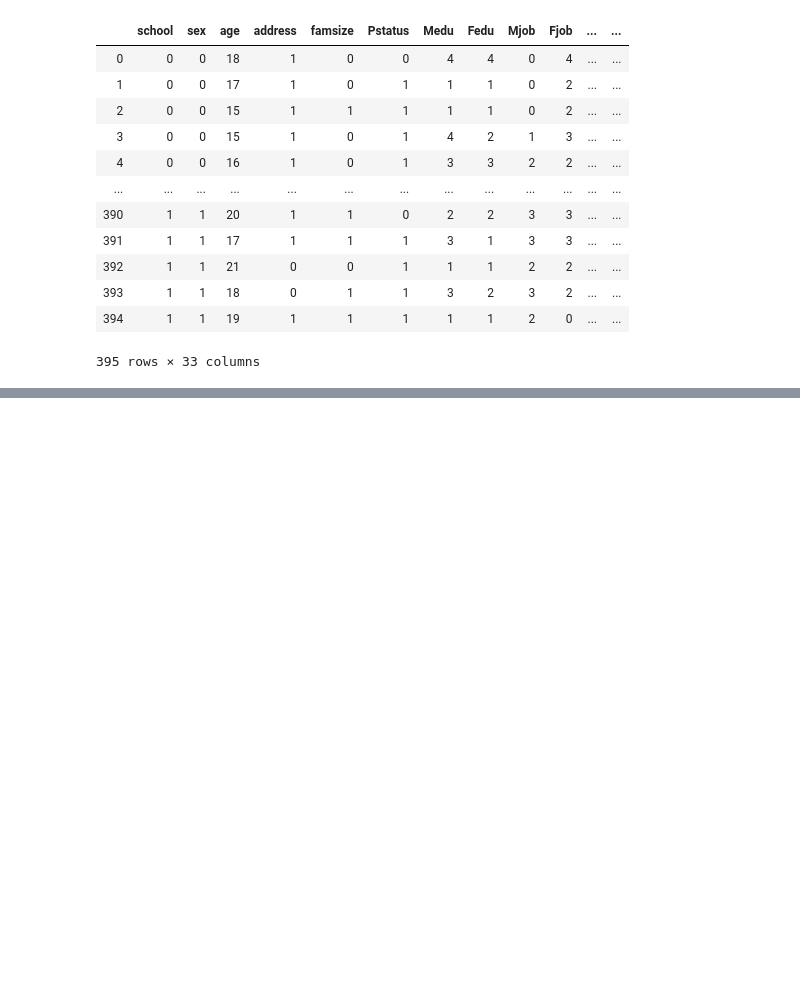
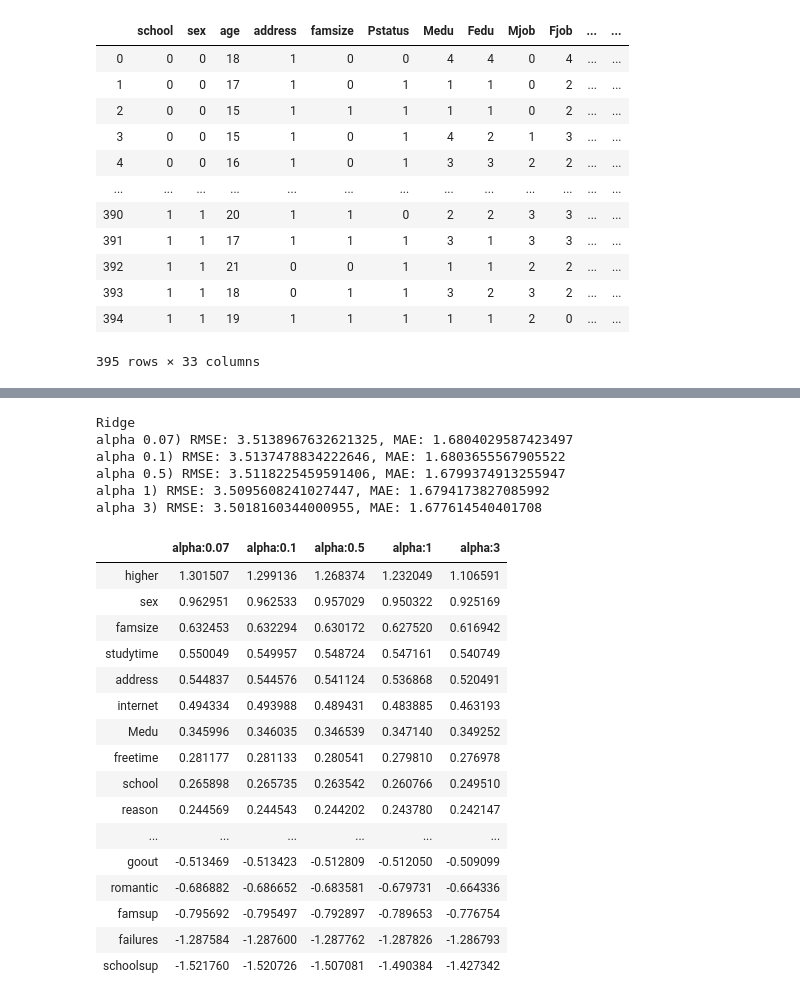
Before and after one commit to kangmincho1/Side-Projects, a Jupyter notebook: regression.ipynb, the cells around one changed output, grey strips where cells are left out. Saved outputs shown, nothing was run; the diff lists cells and outputs as text; code cells hidden in the pictures; blank space fills up the shorter version.

```diff
--- a/regression.ipynb
+++ b/regression.ipynb
@@ -75,0 +202,28 @@ df
+# %%
+coeff_ridge_df = get_linear_reg_eval('Ridge', params=alphas, X_data_n=features, index_n=features.columns, y_target_n=target)
+sort_column = 'alpha:' + str(alphas[0])
+coeff_ridge_df.sort_values(by=sort_column, ascending=False)
+# %% [output]
+Ridge
+alpha 0.07) RMSE: 3.5138967632621325, MAE: 1.6804029587423497
+alpha 0.1) RMSE: 3.5137478834222646, MAE: 1.6803655567905522
+alpha 0.5) RMSE: 3.5118225459591406, MAE: 1.6799374913255947
+alpha 1) RMSE: 3.5095608241027447, MAE: 1.6794173827085992
+alpha 3) RMSE: 3.5018160344000955, MAE: 1.677614540401708
+|  | alpha:0.07 | alpha:0.1 | alpha:0.5 | alpha:1 | alpha:3 |
+| higher | 1.301507 | 1.299136 | 1.268374 | 1.232049 | 1.106591 |
+| sex | 0.962951 | 0.962533 | 0.957029 | 0.950322 | 0.925169 |
+| famsize | 0.632453 | 0.632294 | 0.630172 | 0.627520 | 0.616942 |
+| studytime | 0.550049 | 0.549957 | 0.548724 | 0.547161 | 0.540749 |
+| address | 0.544837 | 0.544576 | 0.541124 | 0.536868 | 0.520491 |
+| internet | 0.494334 | 0.493988 | 0.489431 | 0.483885 | 0.463193 |
+| Medu | 0.345996 | 0.346035 | 0.346539 | 0.347140 | 0.349252 |
+| freetime | 0.281177 | 0.281133 | 0.280541 | 0.279810 | 0.276978 |
+| school | 0.265898 | 0.265735 | 0.263542 | 0.260766 | 0.249510 |
+| reason | 0.244569 | 0.244543 | 0.244202 | 0.243780 | 0.242147 |
+| ... | ... | ... | ... | ... | ... |
+| goout | -0.513469 | -0.513423 | -0.512809 | -0.512050 | -0.509099 |
+| romantic | -0.686882 | -0.686652 | -0.683581 | -0.679731 | -0.664336 |
+| famsup | -0.795692 | -0.795497 | -0.792897 | -0.789653 | -0.776754 |
+| failures | -1.287584 | -1.287600 | -1.287762 | -1.287826 | -1.286793 |
+| schoolsup | -1.521760 | -1.520726 | -1.507081 | -1.490384 | -1.427342 |
```
Also changed, not shown: parts of 12 cells of this notebook.
